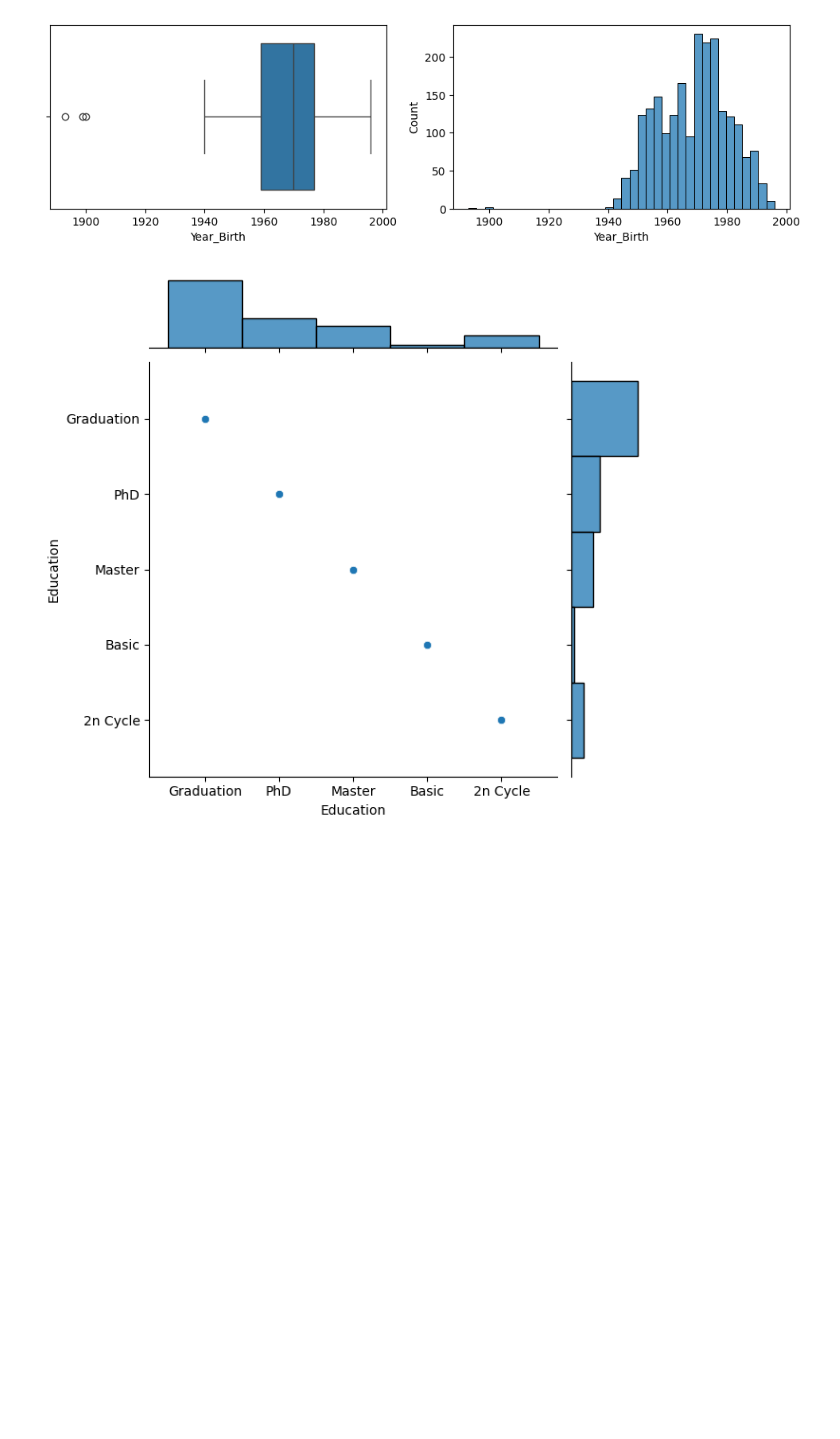
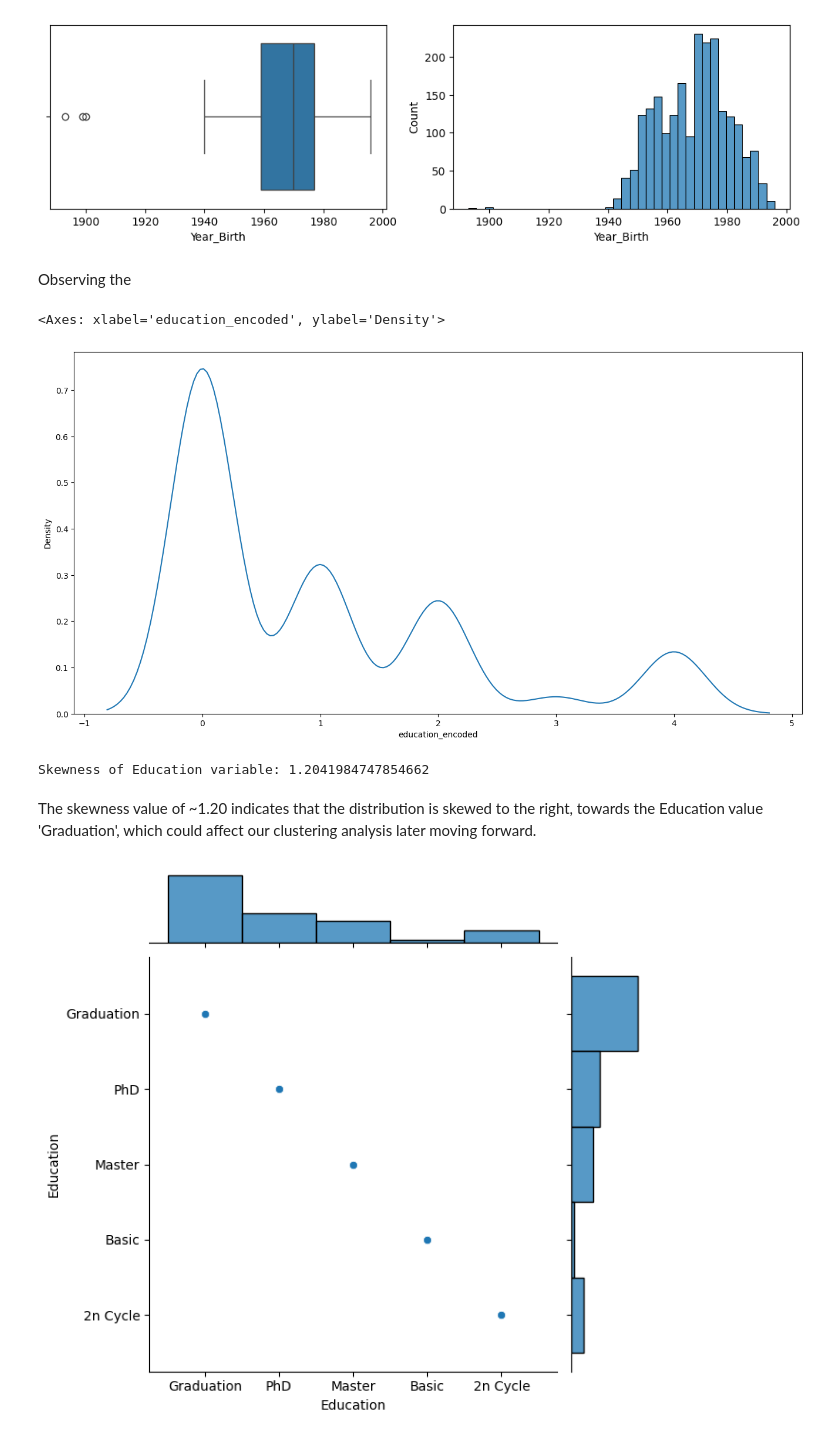
Before and after one commit to dcjh/1015_Mini_Project, a Jupyter notebook: Age_Education_EDA.ipynb, the cells around one changed output. Drawn from its saved outputs; the diff is of its cells as text; code cells hidden in the pictures; blank space fills up the shorter version.

```diff
--- a/Age_Education_EDA.ipynb
+++ b/Age_Education_EDA.ipynb
@@ -97,3 +97,5 @@ sb.histplot(data = joint_predictor['Year_Birth'], ax = axes[1])
 <Axes: xlabel='Year_Birth', ylabel='Count'>
 [figure]
 [figure]
+# %% [markdown]
+Observing the
@@ -100,3 +109,16 @@ sb.histplot(data = joint_predictor['Year_Birth'], ax = axes[1])
+# %%
+f = plt.figure(figsize=(16, 8))
+sb.kdeplot(data = jointplot_numeric['education_encoded'])
+# %% [output]
+<Axes: xlabel='education_encoded', ylabel='Density'>
+[figure, added]
+# %%
+skewness_education = jointplot_numeric['education_encoded'].skew()
+print("Skewness of Education variable:", skewness_education)
+# %% [output]
+Skewness of Education variable: 1.2041984747854662
+# %% [markdown]
+The skewness value of ~1.20 indicates that the distribution is skewed to the right, towards the Education value 'Graduation', which could affect our clustering analysis later moving forward.
 # %%
 for var in jointplot:
     sb.jointplot(data = jointplot, x = "Education", y = var, height = 6)
```
Also changed, not shown: parts of 15 cells of this notebook.
